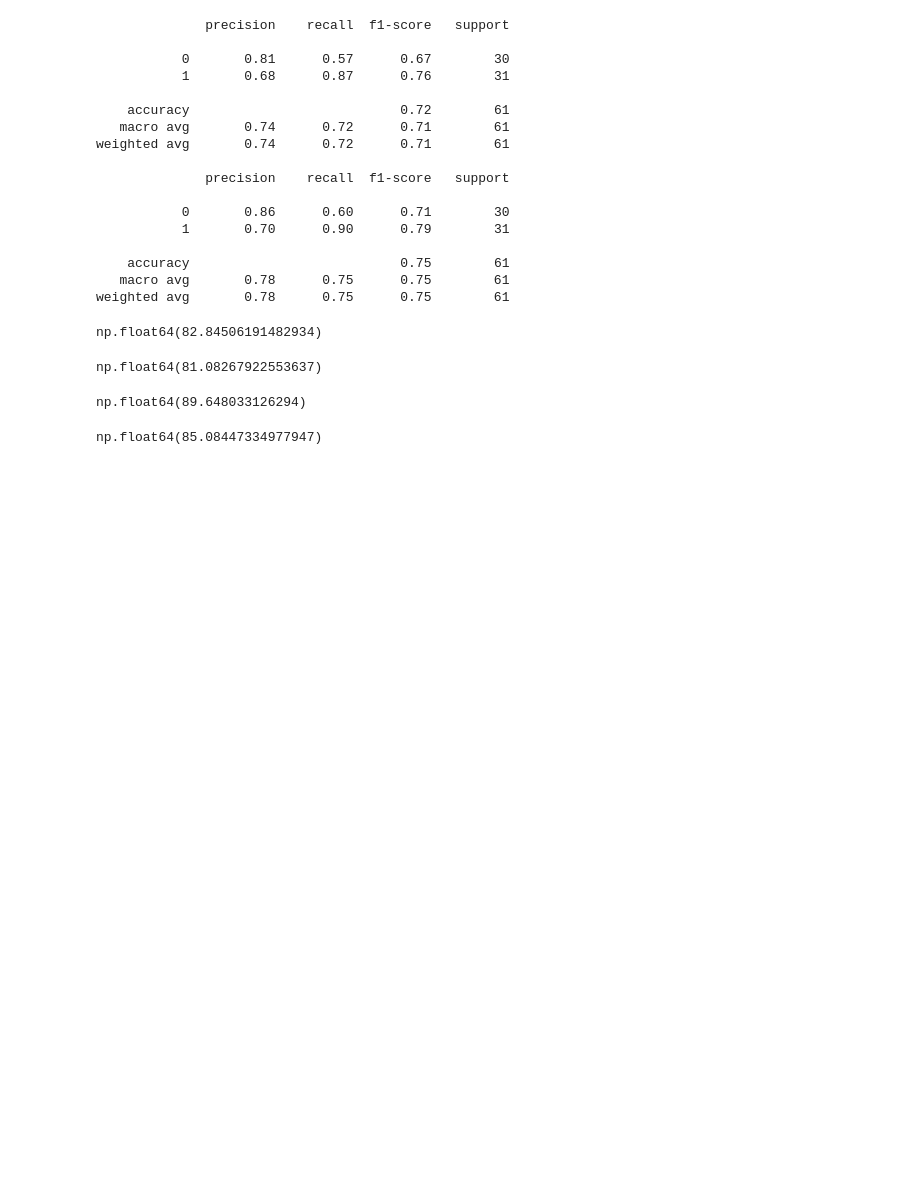
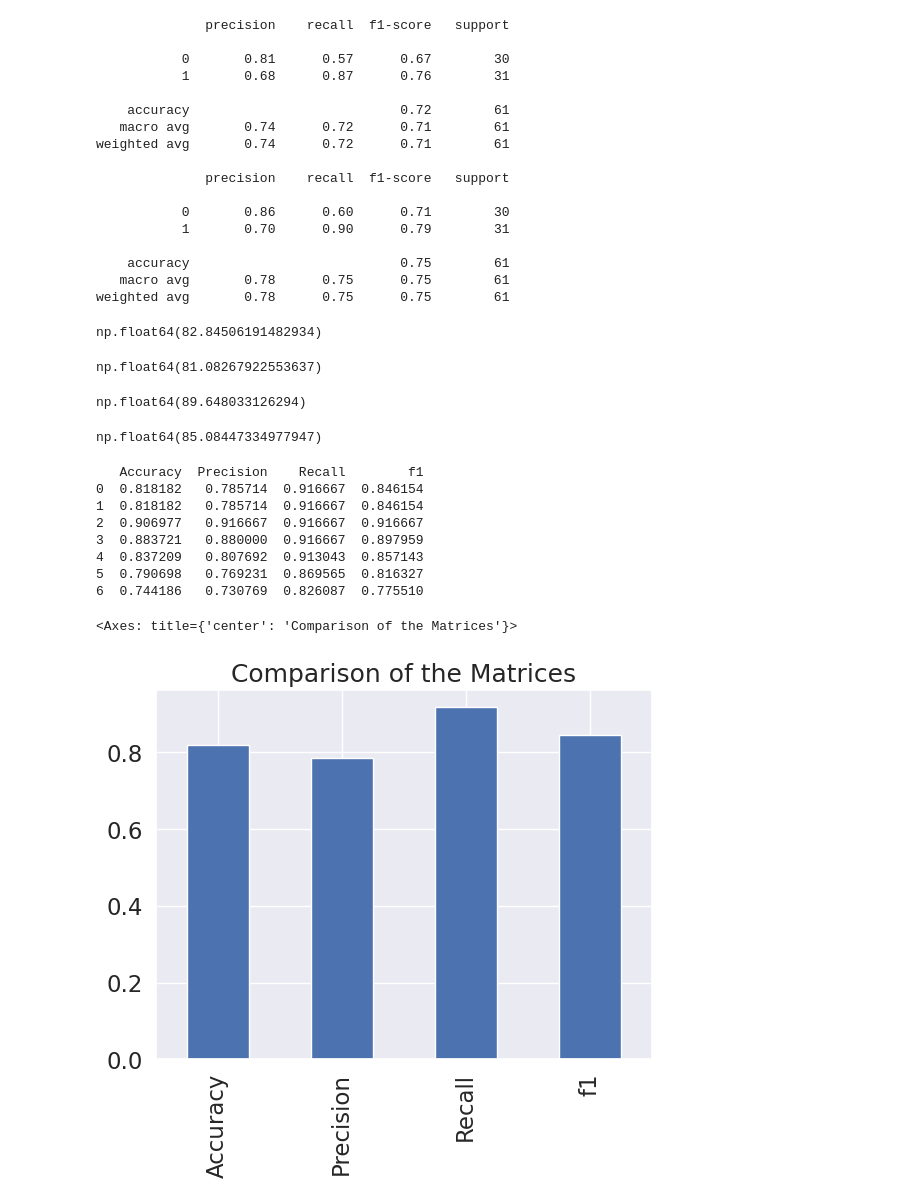
Before and after one commit to MuhammadRehanKhalid/Ehunar_ML_AI, a Jupyter notebook: M_12_MIleStone_Project.ipynb, the cells around one changed output. Drawn from its saved outputs; the diff is of its cells as text; code cells hidden in the pictures; blank space fills up the shorter version.

```diff
--- a/M_12_MIleStone_Project.ipynb
+++ b/M_12_MIleStone_Project.ipynb
@@ -640,3 +620,22 @@ cu_f1.mean()*100
 np.float64(85.08447334977947)
 # %%
 # Visulizing Cross Validation Score
+cu_plot = pd.DataFrame({"Accuracy": cu_acc,
+                       "Precision": cu_precis,
+                       "Recall": cu_rcall,
+                       "f1": cu_f1
+                       })
+print(cu_plot)
+cu_plot.iloc[0].T.plot.bar(title = "Comparison of the Matrices",
+                legend = False)
+# %% [output]
+   Accuracy  Precision    Recall        f1
+0  0.818182   0.785714  0.916667  0.846154
+1  0.818182   0.785714  0.916667  0.846154
+2  0.906977   0.916667  0.916667  0.916667
+3  0.883721   0.880000  0.916667  0.897959
+4  0.837209   0.807692  0.913043  0.857143
+5  0.790698   0.769231  0.869565  0.816327
+6  0.744186   0.730769  0.826087  0.775510
+<Axes: title={'center': 'Comparison of the Matrices'}>
+[figure, added]
```
Also changed, not shown: parts of 16 cells of this notebook.
